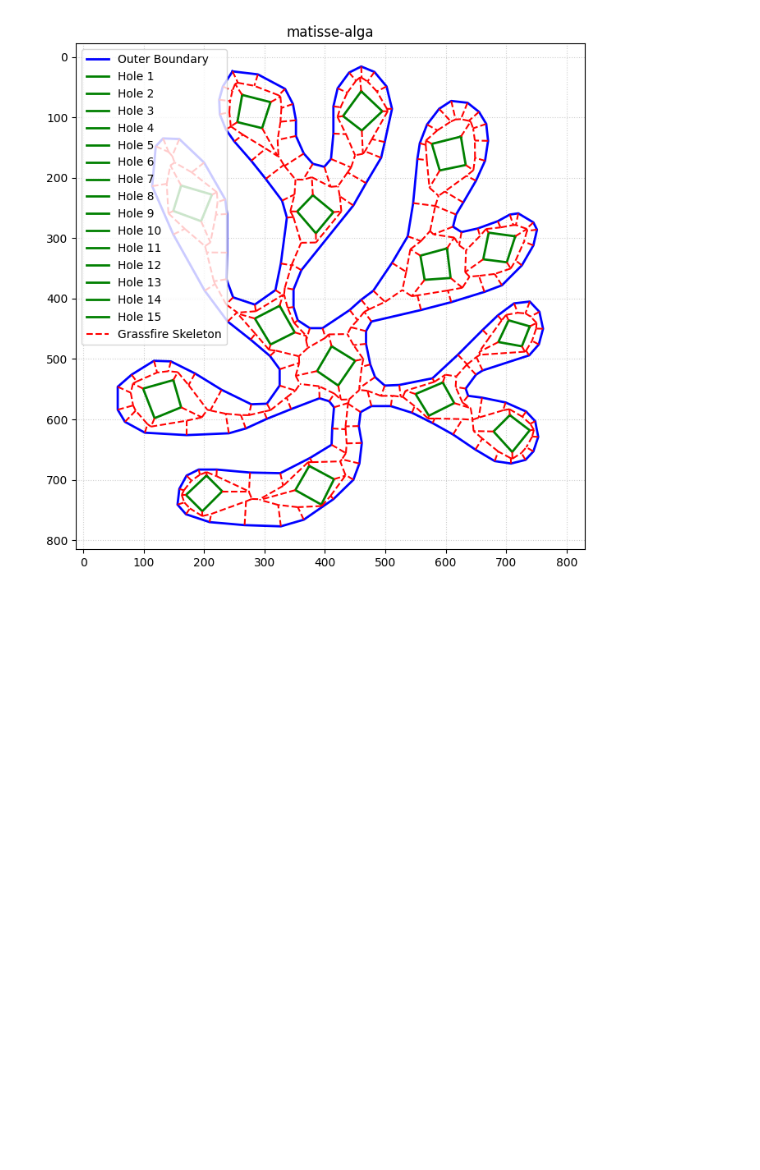
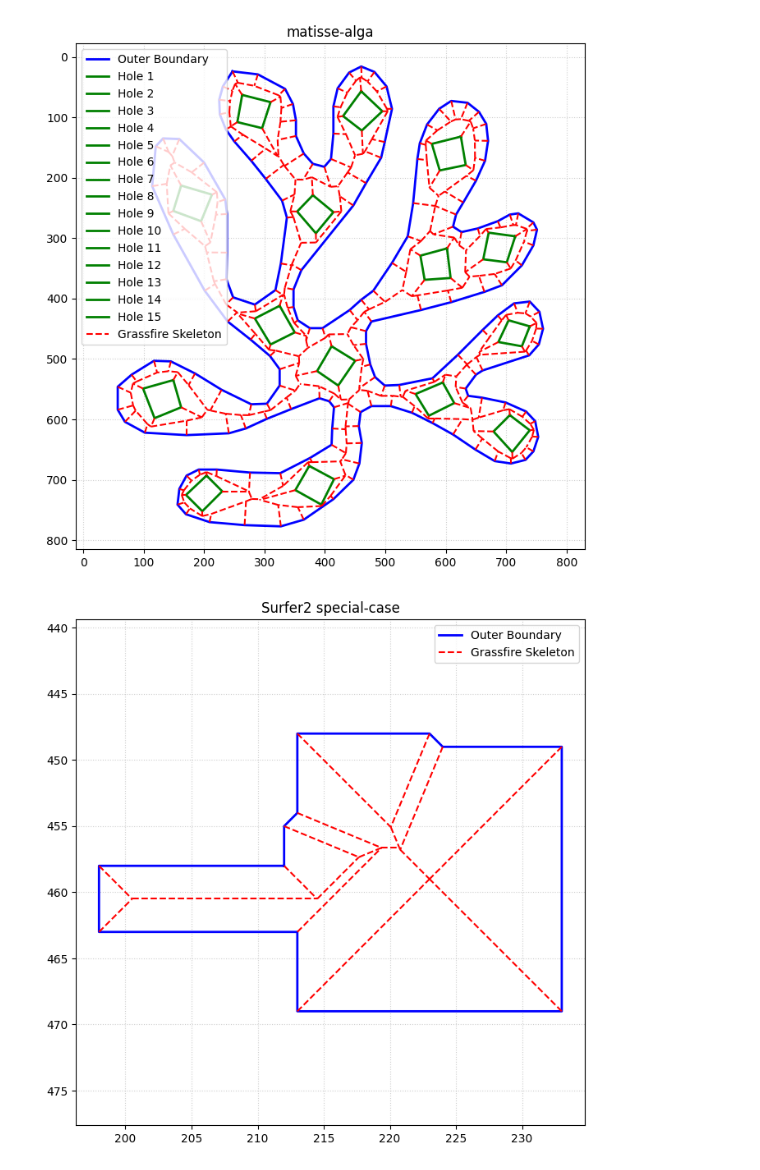
Before and after one commit to micycle1/grassfire, a Jupyter notebook: demo_grassfire.ipynb, the cells around one changed output. Cells and saved outputs as stored; diff of their text form; code cells hidden in the pictures; blank space fills up the shorter version.

Commit message:
demo - add surfer2 polys

```diff
--- a/demo_grassfire.ipynb
+++ b/demo_grassfire.ipynb
@@ -96,3 +156,11 @@ eberly_coords = requests.get(url).json()
 plot_skeleton(eberly_coords, f"{poly}")
 # %% [output]
 [figure]
+# %%
+case = "special-cases/collinear-split-event"
+case = "issue2/issue2-minimal1"
+graphml_url = f"https://github.com/cgalab/surfer2/blob/master/test-data/{case}.graphml"
+graphml_coords = read_graphml_polygon(graphml_url)
+plot_skeleton(graphml_coords, "Surfer2 special-case")
+# %% [output]
+[figure, added]
```
Also changed, not shown: parts of 2 cells of this notebook.
